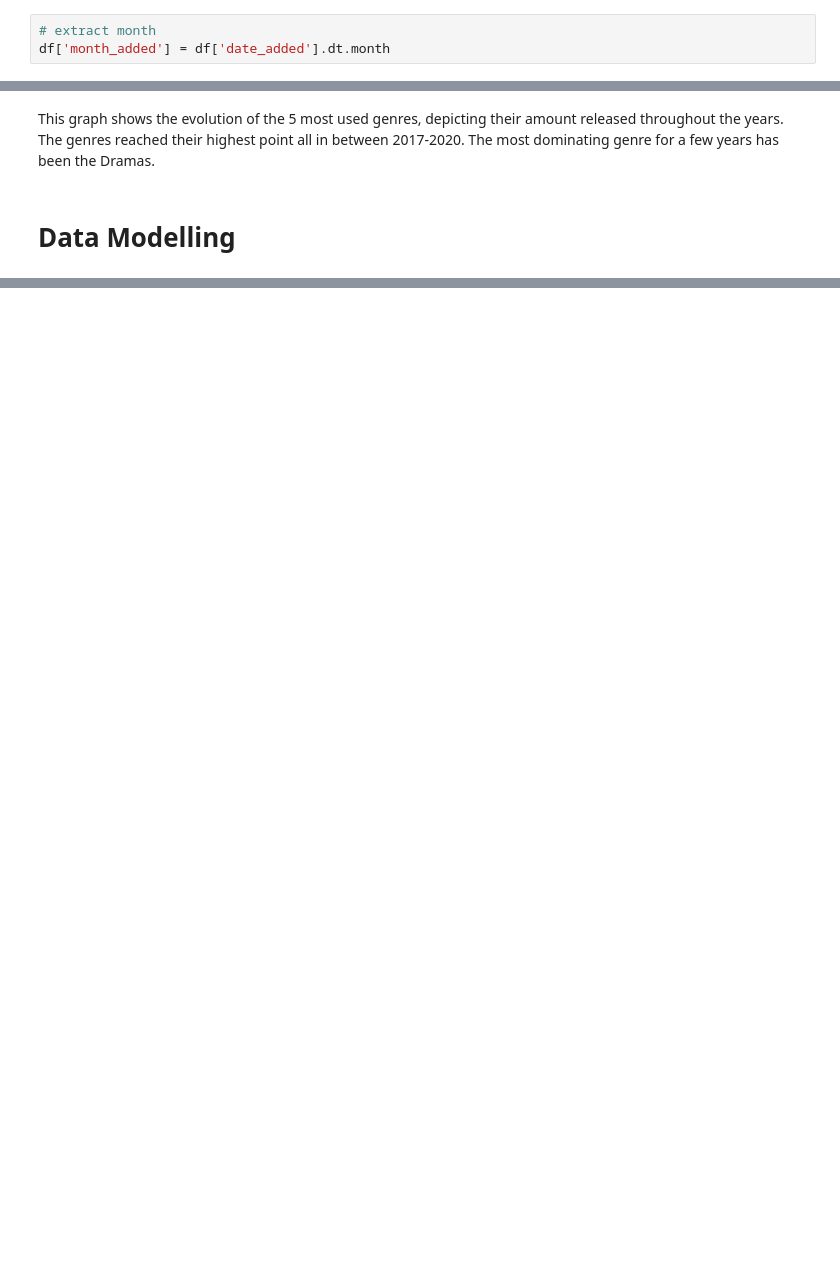
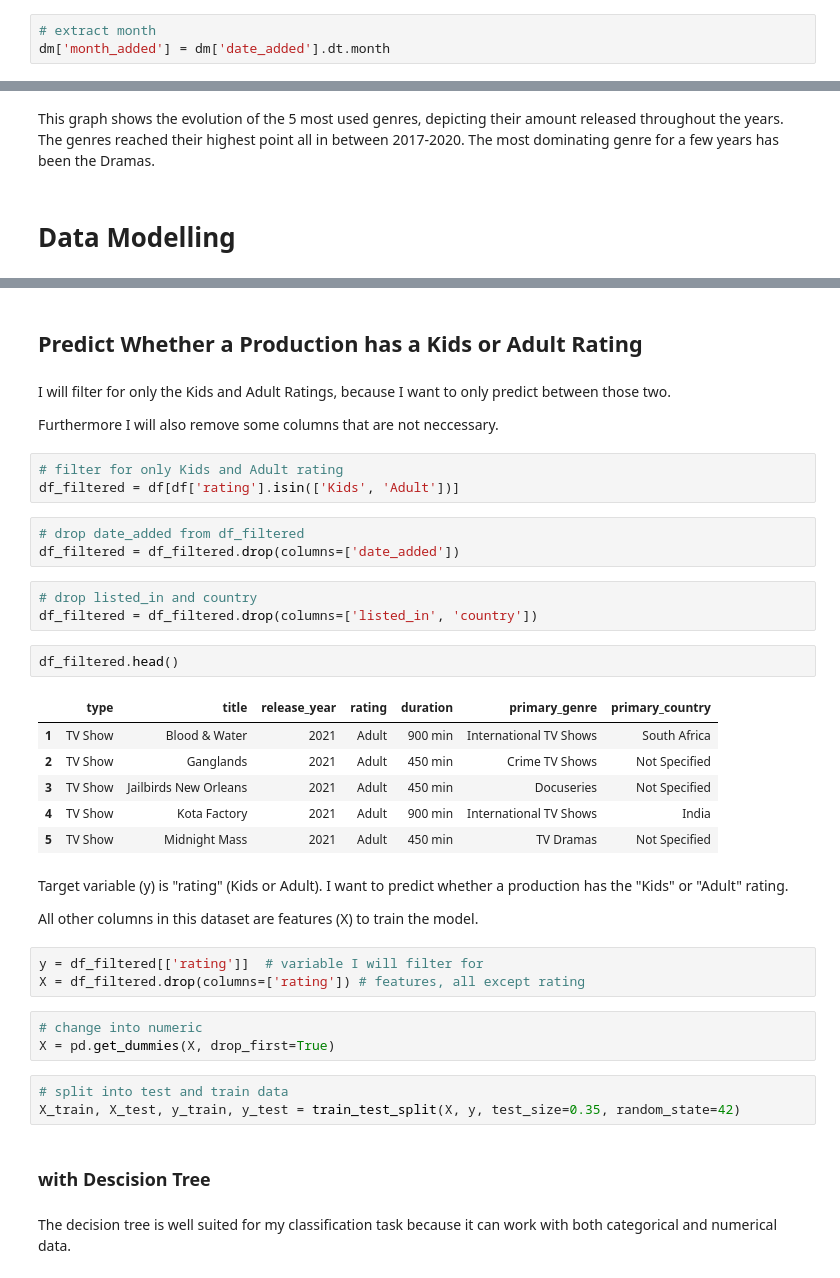
Before and after one commit to lenabic/bsd23_bichler_lena, a Jupyter notebook: Netflix_Titles.ipynb, the cells around one changed output, grey strips where cells are left out. Drawn from its saved outputs; the diff is of its cells as text; blank space fills up the shorter version.

```diff
--- a/Netflix_Titles.ipynb
+++ b/Netflix_Titles.ipynb
@@ -587,5 +627,5 @@ df['date_added'] = pd.to_datetime(df['date_added'])
 # %%
 # extract month
-df['month_added'] = df['date_added'].dt.month
+dm['month_added'] = dm['date_added'].dt.month
 # %%
 # split into TV Shows and Movies
@@ -672,0 +738,41 @@ This graph shows the evolution of the 5 most used genres, depicting their amount
+# %% [markdown]
+## Predict Whether a Production has a Kids or Adult Rating
+# %% [markdown]
+I will filter for only the Kids and Adult Ratings, because I want to only predict between those two.
+
+Furthermore I will also remove some columns that are not neccessary.
+# %%
+# filter for only Kids and Adult rating
+df_filtered = df[df['rating'].isin(['Kids', 'Adult'])]
+# %%
+# drop date_added from df_filtered
+df_filtered = df_filtered.drop(columns=['date_added'])
+# %%
+# drop listed_in and country
+df_filtered = df_filtered.drop(columns=['listed_in', 'country'])
+# %%
+df_filtered.head()
+# %% [output]
+|  | type | title | release_year | rating | duration | primary_genre | primary_country |
+| 1 | TV Show | Blood & Water | 2021 | Adult | 900 min | International TV Shows | South Africa |
+| 2 | TV Show | Ganglands | 2021 | Adult | 450 min | Crime TV Shows | Not Specified |
+| 3 | TV Show | Jailbirds New Orleans | 2021 | Adult | 450 min | Docuseries | Not Specified |
+| 4 | TV Show | Kota Factory | 2021 | Adult | 900 min | International TV Shows | India |
+| 5 | TV Show | Midnight Mass | 2021 | Adult | 450 min | TV Dramas | Not Specified |
+# %% [markdown]
+Target variable (y) is "rating" (Kids or Adult). I want to predict whether a production has the "Kids" or "Adult" rating.
+
+All other columns in this dataset are features (X) to train the model.
+# %%
+y = df_filtered[['rating']]  # variable I will filter for
+X = df_filtered.drop(columns=['rating']) # features, all except rating
+# %%
+# change into numeric
+X = pd.get_dummies(X, drop_first=True)
+# %%
+# split into test and train data
+X_train, X_test, y_train, y_test = train_test_split(X, y, test_size=0.35, random_state=42)
+# %% [markdown]
+### with Descision Tree
+# %% [markdown]
+The decision tree is well suited for my classification task because it can work with both categorical and numerical data.
```
Also changed, not shown: parts of 57 cells of this notebook.
